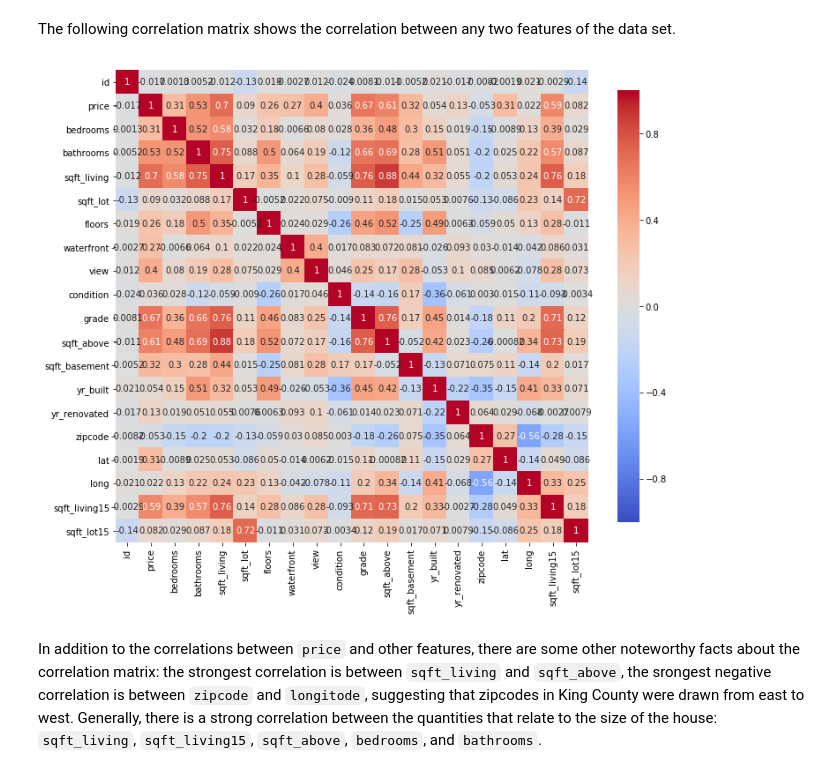
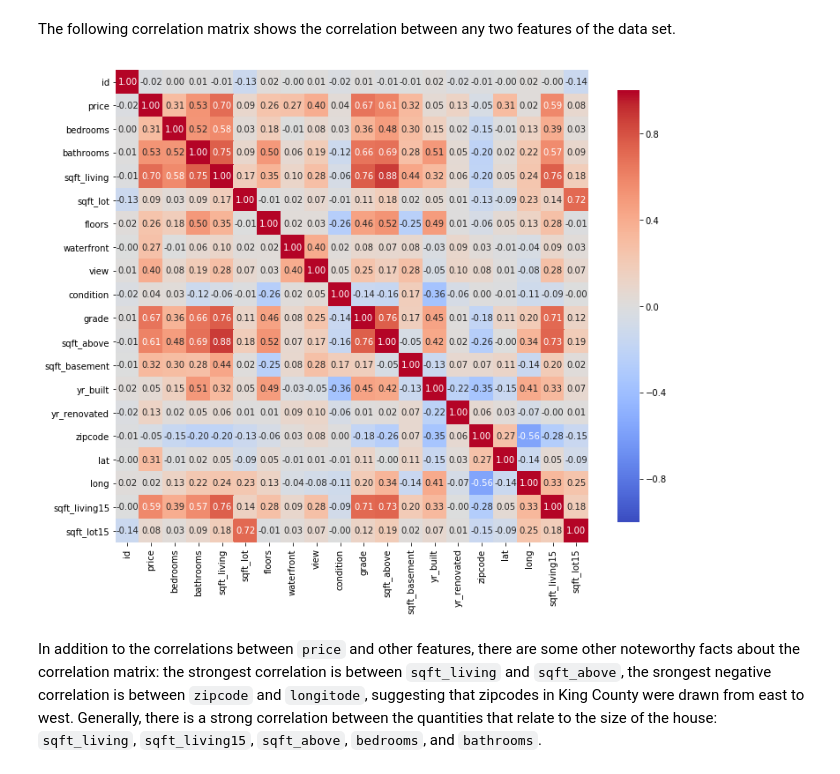
Before and after one commit to christopherbronner/house-prices, a Jupyter notebook: house_prices_deliver.ipynb, the cells around one changed output. Drawn from its saved outputs; the diff is of its cells as text; code cells hidden in the pictures.

```diff
--- a/house_prices_deliver.ipynb
+++ b/house_prices_deliver.ipynb
@@ -103,10 +120,11 @@ Looking at the correlation between `price` and the other features, one can notic
 The following correlation matrix shows the correlation between any two features of the data set.
 # %%
 plt.figure(figsize=(12,12))
-sns.heatmap(df.corr(),vmax=1.0,vmin=-1.0, square=True,annot=True,cbar_kws={"shrink": .75}, cmap='coolwarm')
+sns.heatmap(df.corr(),vmax=1.0,vmin=-1.0, square=True, fmt='.2f',
+            annot=True, cbar_kws={"shrink": .75}, cmap='coolwarm')
 plt.show()
 # %% [output]
-[figure, old version]
+[figure, new version]
 # %% [markdown]
 In addition to the correlations between `price` and other features, there are some other noteworthy facts about the correlation matrix: the strongest correlation is between `sqft_living` and `sqft_above`, the srongest negative correlation is between `zipcode` and `longitode`, suggesting that zipcodes in King County were drawn from east to west. Generally, there is a strong correlation between the quantities that relate to the size of the house: `sqft_living`, `sqft_living15`, `sqft_above`, `bedrooms`, and `bathrooms`.
 # %% [markdown]
```
Also changed, not shown: parts of 33 cells of this notebook, 1 other file.
